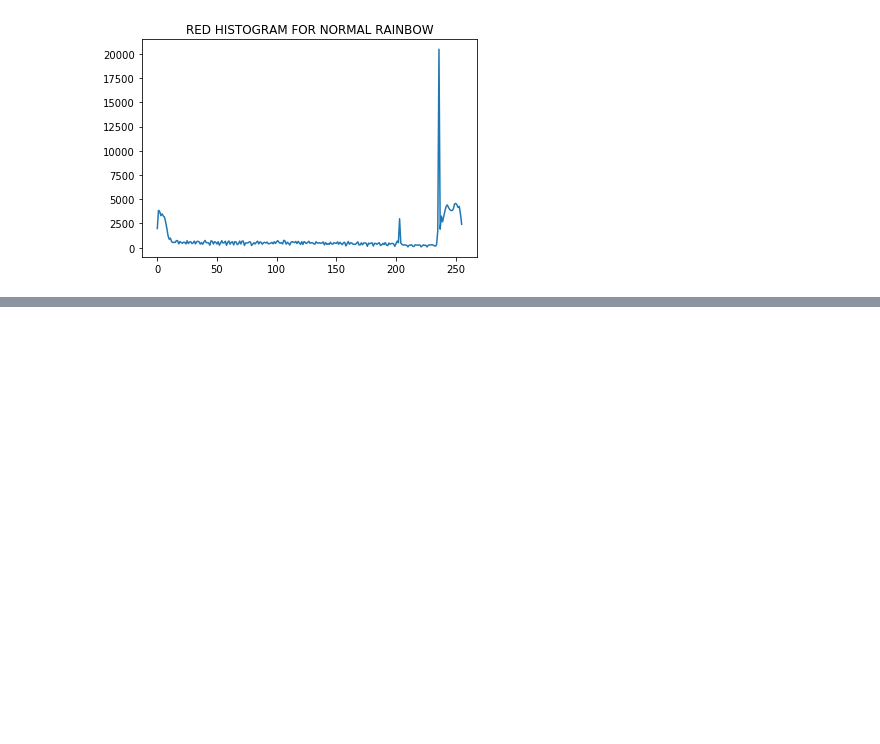
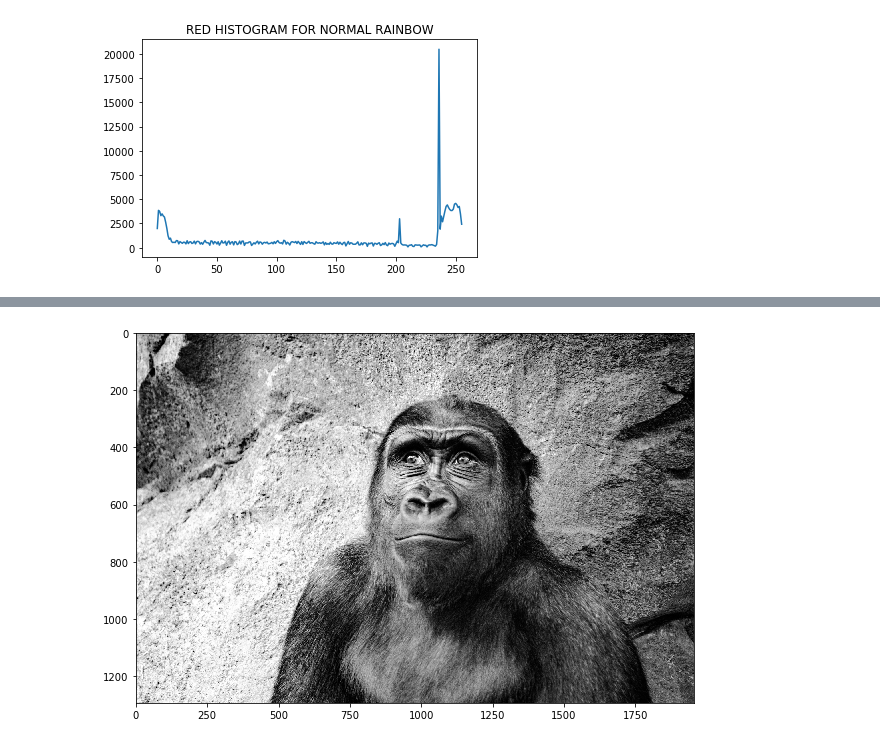
Before and after one commit to Dancan1998/Computer-Vision-Basics, a Jupyter notebook: Histograms.ipynb, the cells around one changed output, grey strips where cells are left out. Cells and saved outputs as stored; diff of their text form; code cells hidden in the pictures; blank space fills up the shorter version.

```diff
--- a/Histograms.ipynb
+++ b/Histograms.ipynb
@@ -90,0 +108,6 @@ plt.title('RED HISTOGRAM FOR NORMAL RAINBOW');
+# %%
+eq_gorilla = cv2.equalizeHist(gorilla)
+# %%
+display(eq_gorilla, cmap='gray');
+# %% [output]
+[figure, added]
```
Also changed, not shown: parts of 14 cells of this notebook.
